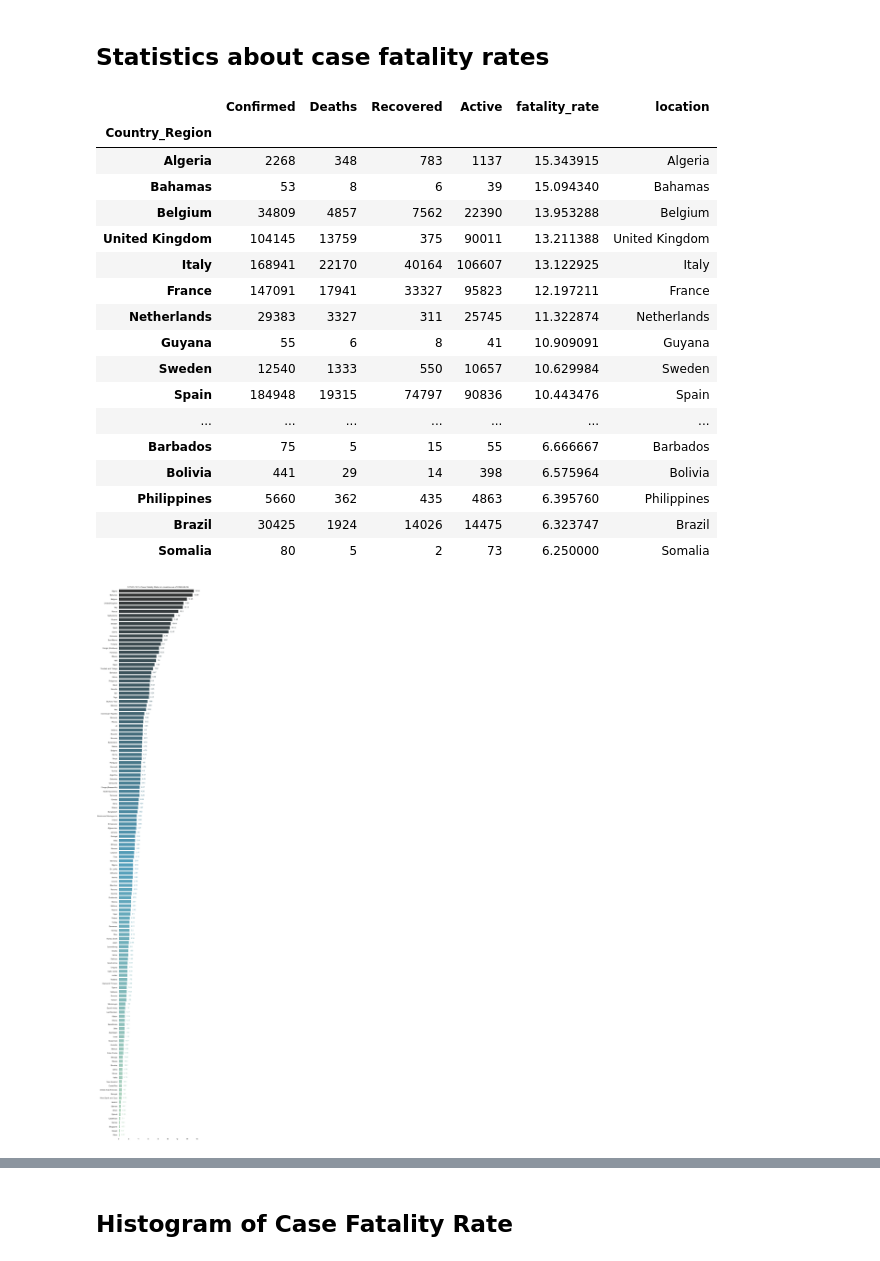
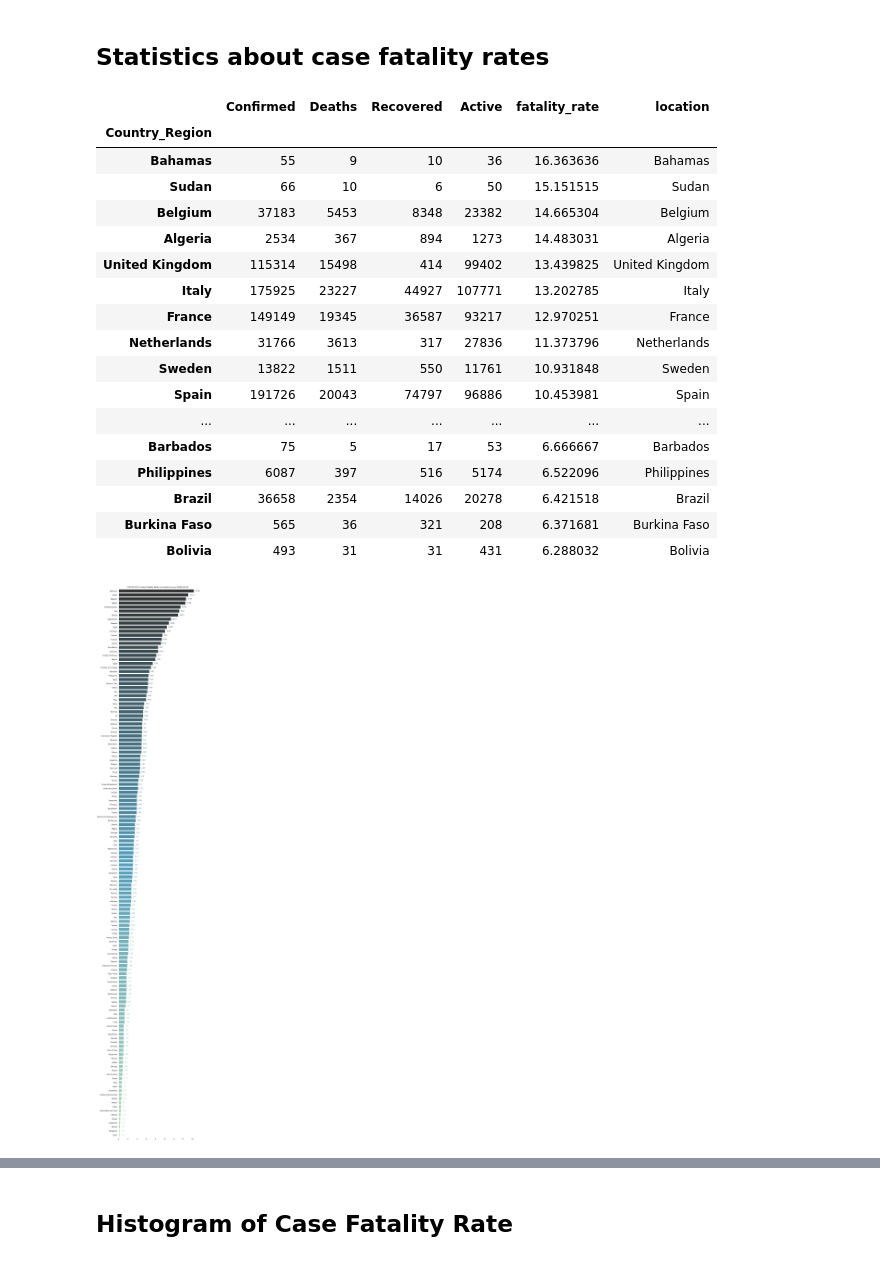
Before and after one commit to nnworkspace/covid19-insight, a Jupyter notebook: covid19-insight.ipynb, the cells around one changed output, grey strips where cells are left out. Drawn from its saved outputs; the diff is of its cells as text; code cells hidden in the pictures.

```diff
--- a/covid19-insight.ipynb
+++ b/covid19-insight.ipynb
@@ -19,7 +19,7 @@ matplotlib version:  3.1.3
 pandas version:  1.0.3
 numpy version:  1.18.1
 # %%
-dateStr = '2020-04-16'
+dateStr = '2020-04-18'
 
 covid_daily_df = pd.read_csv("data/{}.csv".format(dateStr))
 
@@ -188,22 +188,22 @@ fatalities[:25]
 # %% [output]
 |  | Confirmed | Deaths | Recovered | Active | fatality_rate | location |
 | Country_Region |  |  |  |  |  |  |
-| Algeria | 2268 | 348 | 783 | 1137 | 15.343915 | Algeria |
-| Bahamas | 53 | 8 | 6 | 39 | 15.094340 | Bahamas |
-| Belgium | 34809 | 4857 | 7562 | 22390 | 13.953288 | Belgium |
-| United Kingdom | 104145 | 13759 | 375 | 90011 | 13.211388 | United Kingdom |
-| Italy | 168941 | 22170 | 40164 | 106607 | 13.122925 | Italy |
-| France | 147091 | 17941 | 33327 | 95823 | 12.197211 | France |
-| Netherlands | 29383 | 3327 | 311 | 25745 | 11.322874 | Netherlands |
-| Guyana | 55 | 6 | 8 | 41 | 10.909091 | Guyana |
-| Sweden | 12540 | 1333 | 550 | 10657 | 10.629984 | Sweden |
-| Spain | 184948 | 19315 | 74797 | 90836 | 10.443476 | Spain |
+| Bahamas | 55 | 9 | 10 | 36 | 16.363636 | Bahamas |
+| Sudan | 66 | 10 | 6 | 50 | 15.151515 | Sudan |
+| Belgium | 37183 | 5453 | 8348 | 23382 | 14.665304 | Belgium |
+| Algeria | 2534 | 367 | 894 | 1273 | 14.483031 | Algeria |
+| United Kingdom | 115314 | 15498 | 414 | 99402 | 13.439825 | United Kingdom |
+| Italy | 175925 | 23227 | 44927 | 107771 | 13.202785 | Italy |
+| France | 149149 | 19345 | 36587 | 93217 | 12.970251 | France |
+| Netherlands | 31766 | 3613 | 317 | 27836 | 11.373796 | Netherlands |
+| Sweden | 13822 | 1511 | 550 | 11761 | 10.931848 | Sweden |
+| Spain | 191726 | 20043 | 74797 | 96886 | 10.453981 | Spain |
 | ... | ... | ... | ... | ... | ... | ... |
-| Barbados | 75 | 5 | 15 | 55 | 6.666667 | Barbados |
-| Bolivia | 441 | 29 | 14 | 398 | 6.575964 | Bolivia |
-| Philippines | 5660 | 362 | 435 | 4863 | 6.395760 | Philippines |
-| Brazil | 30425 | 1924 | 14026 | 14475 | 6.323747 | Brazil |
-| Somalia | 80 | 5 | 2 | 73 | 6.250000 | Somalia |
+| Barbados | 75 | 5 | 17 | 53 | 6.666667 | Barbados |
+| Philippines | 6087 | 397 | 516 | 5174 | 6.522096 | Philippines |
+| Brazil | 36658 | 2354 | 14026 | 20278 | 6.421518 | Brazil |
+| Burkina Faso | 565 | 36 | 321 | 208 | 6.371681 | Burkina Faso |
+| Bolivia | 493 | 31 | 31 | 431 | 6.288032 | Bolivia |
 # %%
 # plot the rank of fatality rate as horizontal bar chart
 
@@ -216,35 +216,35 @@ pal = sns.color_palette("GnBu_d", len(fatalities))
 # Initialize the matplotlib figure
 f, ax = plt.subplots(figsize=(8, 42))
 
 # plot the rank of fatality rate
 g = sns.barplot(x = 'fatality_rate', y = 'location',
             data = fatalities, label = 'Fatality Rate', palette = pal)
 
 # add fatality rate to each bar
 #for index, row in fatalities.iterrows():
 #    g.text(row.name, row.tip, round(row.fatality_rate, 2), color='black', ha="left")
 
 # here each patch in ax.patches is a matplotlib.patches.Rectangle object
 for p in ax.patches:
     _x = p.get_x() + p.get_width() + float(0.3)
     _y = p.get_y() + p.get_height() - float(0.4)
     value = round(p.get_width(), 2)
     ax.text(_x, _y, value, ha = "left", va = "center", color = p.get_facecolor())
 
 # Add informative axis label
-ax.set(xlim=(0, 16), ylabel = '', xlabel = '')
+ax.set(xlim=(0, 17), ylabel = '', xlabel = '')
 
 # cosmetics
 sns.despine(left=True, bottom=True)
 
 plt.title('COVID-19 % Case Fatality Rate in Locations as of {}'.format(dateStr))
 plt.tight_layout()
 plt.savefig("images/rank_fatalitiy-rate_{}-dpi-200.jpg".format(dateStr), format="jpg", dpi = 200)
 # plt.savefig("images/rank_fatalitiy-rate_{}-dpi-300.jpg".format(dateStr), format="jpg", dpi = 300)
 plt.savefig("images/rank_fatalitiy-rate_{}.svg".format(dateStr), format="svg")
 plt.show()
 # %% [output]
-[figure, old version]
+[figure, new version]
 # %%
 fatalities_asc = df_country_cases.query('(Deaths > 0) & (Confirmed > 50)').sort_values(by = 'fatality_rate', ascending = True)
 
```
Also changed, not shown: parts of 21 cells of this notebook, 19 other files.
